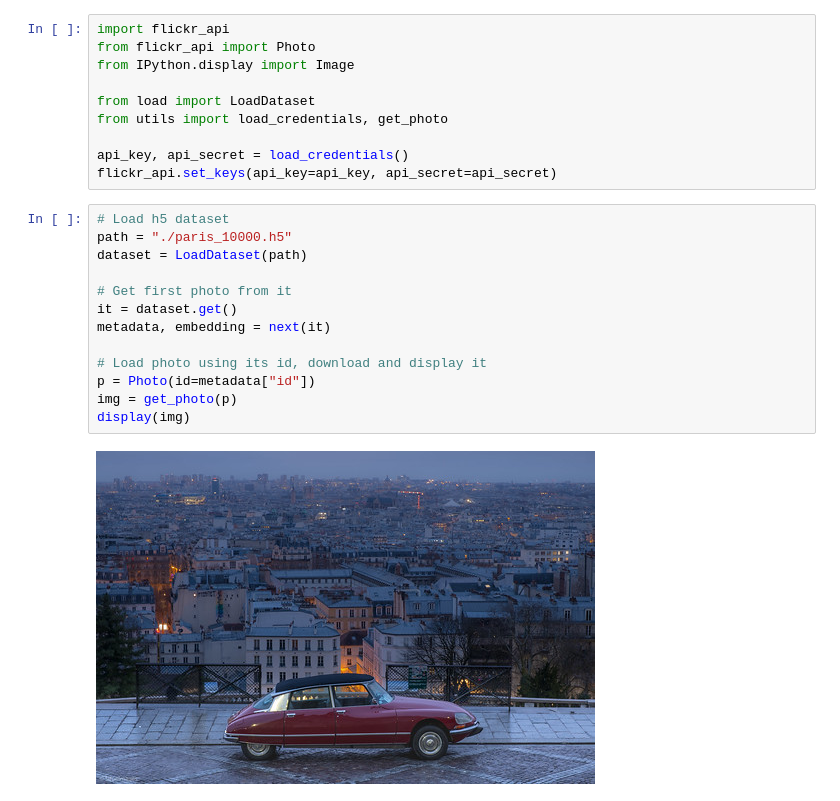
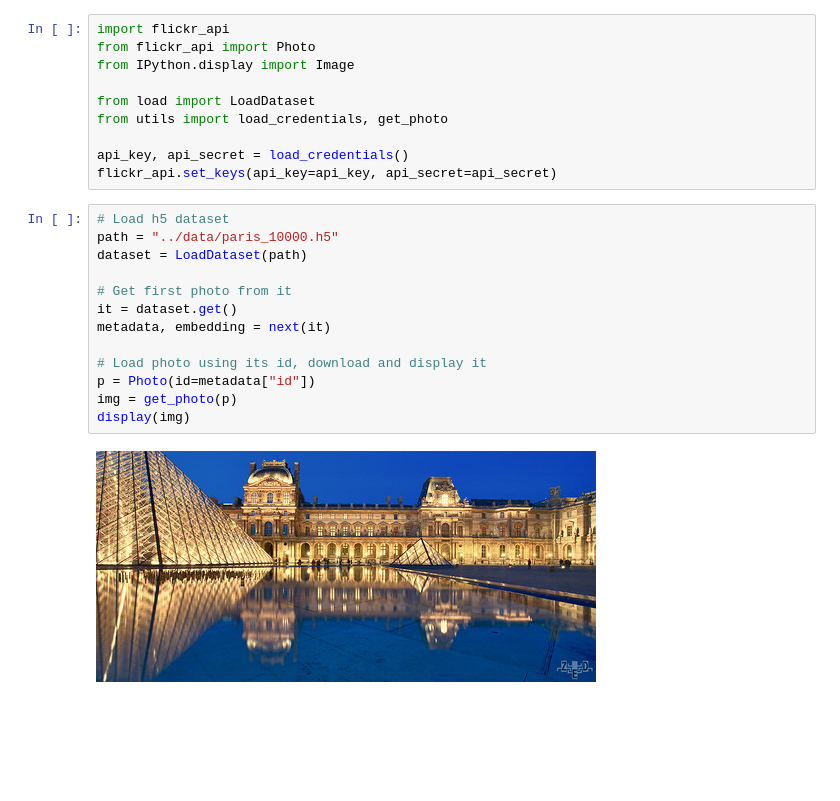
Before and after one commit to sylvainma/Explorify, a Jupyter notebook: dataset/visualization.ipynb, the cells around one changed output. Drawn from its saved outputs; the diff is of its cells as text; blank space fills up the shorter version.

```diff
--- a/dataset/visualization.ipynb
+++ b/dataset/visualization.ipynb
@@ -10,16 +10,16 @@ api_key, api_secret = load_credentials()
 flickr_api.set_keys(api_key=api_key, api_secret=api_secret)
 # %%
 # Load h5 dataset
-path = "./paris_10000.h5"
+path = "../data/paris_10000.h5"
 dataset = LoadDataset(path)
 
 # Get first photo from it
 it = dataset.get()
 metadata, embedding = next(it)
 
 # Load photo using its id, download and display it
 p = Photo(id=metadata["id"])
 img = get_photo(p)
 display(img)
 # %% [output]
-[figure, old version]
+[figure, new version]
```
Also changed, not shown: 2 other files.
